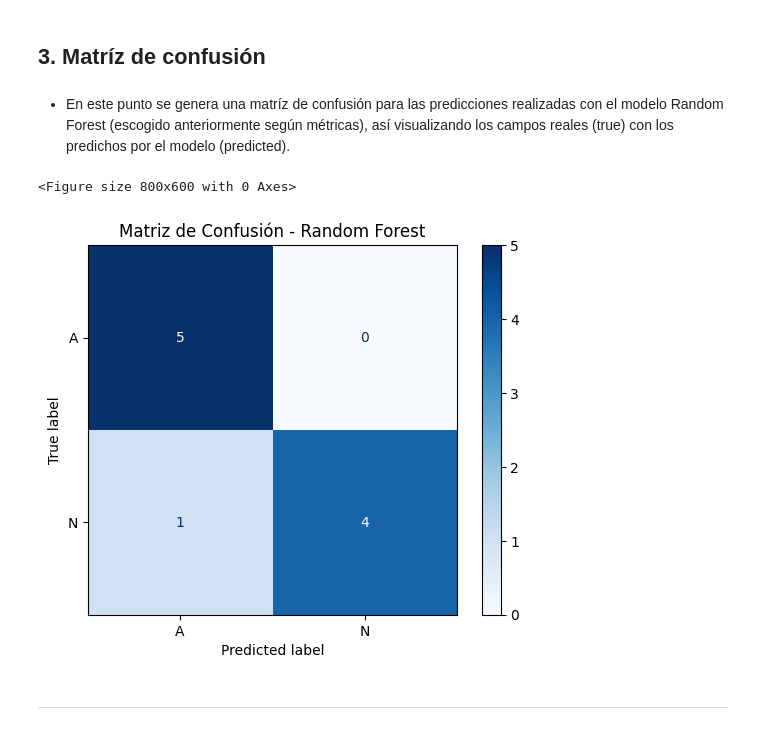
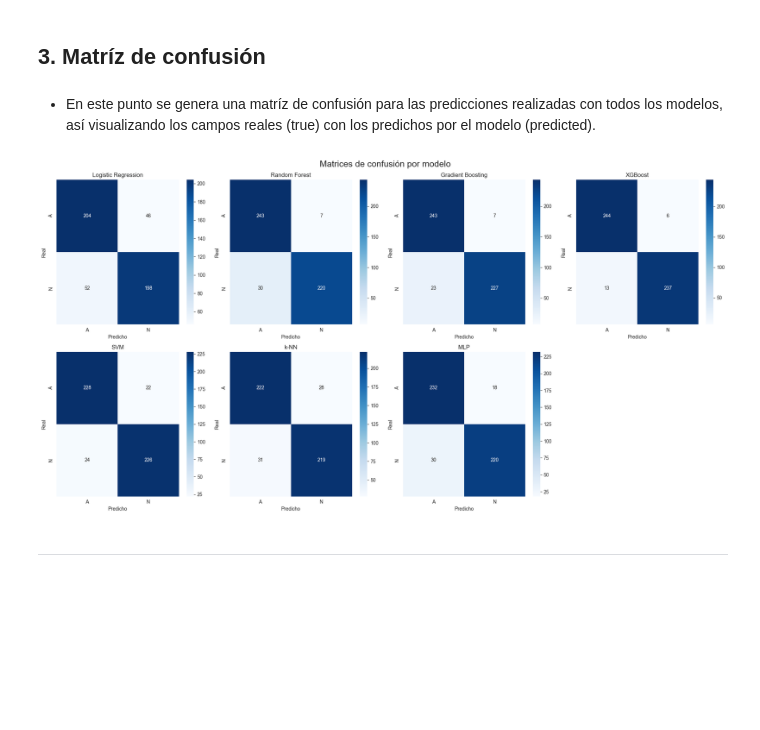
Before and after one commit to maxmigue/machineLearning, a Jupyter notebook: ProyectoFinalML-Etapa2.ipynb, the cells around one changed output. Cells and saved outputs as stored; diff of their text form; code cells hidden in the pictures; blank space fills up the shorter version.

```diff
--- a/ProyectoFinalML-Etapa2.ipynb
+++ b/ProyectoFinalML-Etapa2.ipynb
@@ -74,7 +71,7 @@ y = df["label"].values
 
 # Parámetros LOF
 contamination = 0.05
-lof = LocalOutlierFactor(n_neighbors=10, contamination=contamination)
+lof = LocalOutlierFactor(n_neighbors=20, contamination=contamination)
 
 # Aplicar LOF
 y_pred = lof.fit_predict(X)
@@ -258,21 +407,36 @@ plt.show()
 # %% [markdown]
 ## **3. Matríz de confusión**
 # %% [markdown]
-- En este punto se genera una matríz de confusión para las predicciones realizadas con el modelo Random Forest (escogido anteriormente según métricas), así visualizando los campos reales (true) con los predichos por el modelo (predicted).
+- En este punto se genera una matríz de confusión para las predicciones realizadas con todos los modelos, así visualizando los campos reales (true) con los predichos por el modelo (predicted).
 # %%
-from sklearn.metrics import confusion_matrix, ConfusionMatrixDisplay
+from sklearn.metrics import confusion_matrix
 
-# Matríz de confusión para Random Forest
-cm = confusion_matrix(y_test, y_pred_rf, labels=['A', 'N'])
-disp = ConfusionMatrixDisplay(confusion_matrix=cm, display_labels=['A', 'N'])
+# ========================
+# Matrices de confusión por modelo
+# ========================
+fig, axes = plt.subplots(nrows=2, ncols=4, figsize=(20, 10))
+axes = axes.flatten()
+labels = le.classes_
 
-plt.figure(figsize=(8, 6))
-disp.plot(cmap=plt.cm.Blues, values_format='d')
-plt.title('Matriz de Confusión - Random Forest')
+for i, (name, model) in enumerate(mejores_modelos.items()):
+    y_pred = model.predict(X)
+    matrix = confusion_matrix(y, y_pred, labels=le.transform(labels))
+
+    sns.heatmap(matrix, annot=True, fmt="d", cmap="Blues",
+                xticklabels=labels, yticklabels=labels, ax=axes[i])
+    axes[i].set_title(name)
+    axes[i].set_xlabel("Predicho")
+    axes[i].set_ylabel("Real")
+
+# Eliminar ejes vacíos si hay menos de 8 modelos
+for j in range(len(mejores_modelos), len(axes)):
+    fig.delaxes(axes[j])
+
+plt.tight_layout()
+plt.suptitle("Matrices de confusión por modelo", fontsize=18, y=1.02)
 plt.show()
 # %% [output]
-<Figure size 800x600 with 0 Axes>
-[figure, old version]
+[figure, new version]
 # %% [markdown]
 ---
 # %% [markdown]
```
Also changed, not shown: parts of 11 cells of this notebook, 3 other files.
